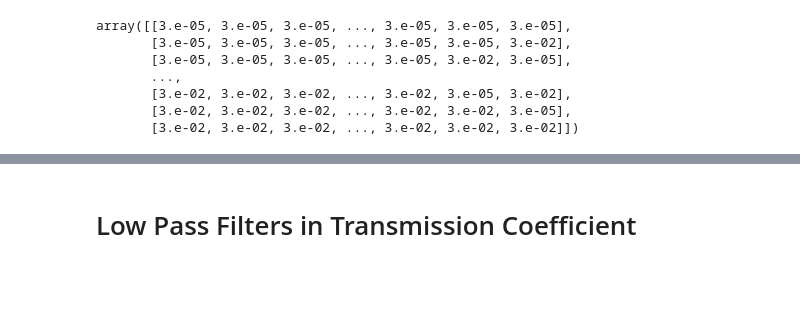
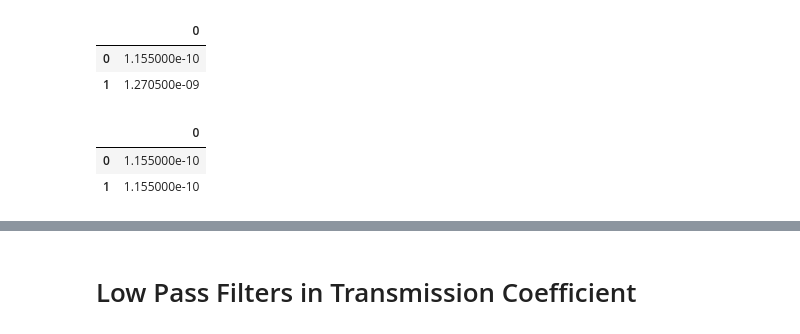
Before and after one commit to Mazz84002/Final-Year-Project, a Jupyter notebook: Week11/DiCAD_RF_filters.ipynb, the cells around one changed output, grey strips where cells are left out. Saved outputs shown, nothing was run; the diff lists cells and outputs as text; code cells hidden in the pictures; blank space fills up the shorter version.

```diff
--- a/Week11/DiCAD_RF_filters.ipynb
+++ b/Week11/DiCAD_RF_filters.ipynb
@@ -51,24 +70,35 @@ Ca = 3e-20
+# %%
+Lo = 2.88e-7
+Le = Lo
+Cm = 1.155e-10
+Ca = Cm
+Co_no_shunt = 1.155e-10
+Ce_no_shunt = Co_no_shunt
+Cst = Cm*10
 # %%
-num_of_sections = 8
+num_of_sections = 1
 num_of_combinations = 2**num_of_sections
 
 # Generate all possible combinations of an 8-bit input
-input_combinations = list(itertools.product([0, 1], repeat=8))
+input_combinations = list(itertools.product([0, 1], repeat=num_of_sections))
 
 # Convert the combinations to a NumPy array
 input_matrix = np.array(input_combinations)
 
-Cm = input_matrix*Cm1 + (1-input_matrix)*Cm2 # capacitance values for every single state
+C_odd = input_matrix*(Co_no_shunt+Cst) + (1-input_matrix)*Co_no_shunt # capacitance values for every single state
+C_even = input_matrix*(Ce_no_shunt) + (1-input_matrix)*Ce_no_shunt # capacitance values for every single state
-# %%
-Cm
-# %% [output]
-array([[3.e-05, 3.e-05, 3.e-05, ..., 3.e-05, 3.e-05, 3.e-05],
-       [3.e-05, 3.e-05, 3.e-05, ..., 3.e-05, 3.e-05, 3.e-02],
-       [3.e-05, 3.e-05, 3.e-05, ..., 3.e-05, 3.e-02, 3.e-05],
-       ...,
-       [3.e-02, 3.e-02, 3.e-02, ..., 3.e-02, 3.e-05, 3.e-02],
-       [3.e-02, 3.e-02, 3.e-02, ..., 3.e-02, 3.e-02, 3.e-05],
-       [3.e-02, 3.e-02, 3.e-02, ..., 3.e-02, 3.e-02, 3.e-02]])
+# %%
+pd.DataFrame(C_odd)
+# %% [output]
+|  | 0 |
+| 0 | 1.155000e-10 |
+| 1 | 1.270500e-09 |
+# %%
+pd.DataFrame(C_even)
+# %% [output]
+|  | 0 |
+| 0 | 1.155000e-10 |
+| 1 | 1.155000e-10 |
 # %%
 # Assume negligible looses
 R = 1e-6
```
Also changed, not shown: parts of 18 cells of this notebook, 6 other files.
